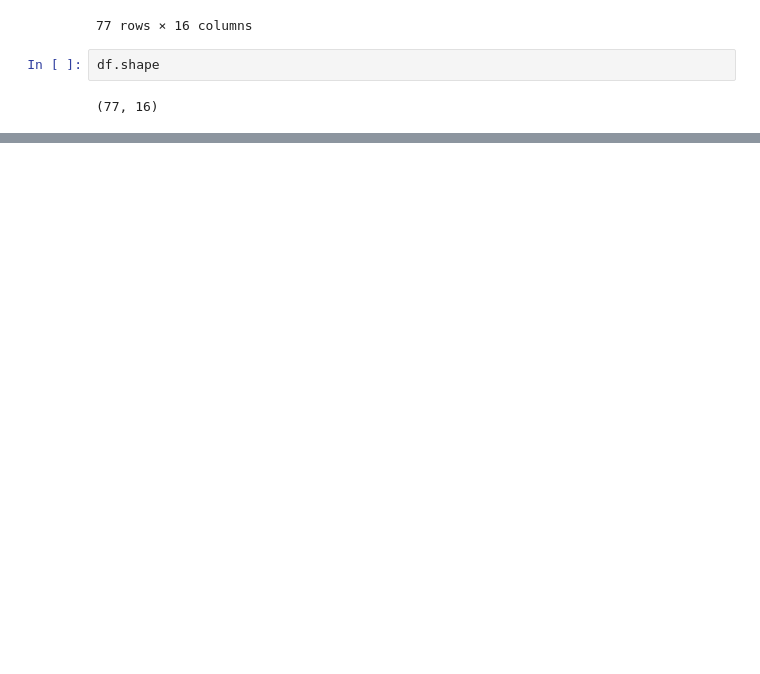
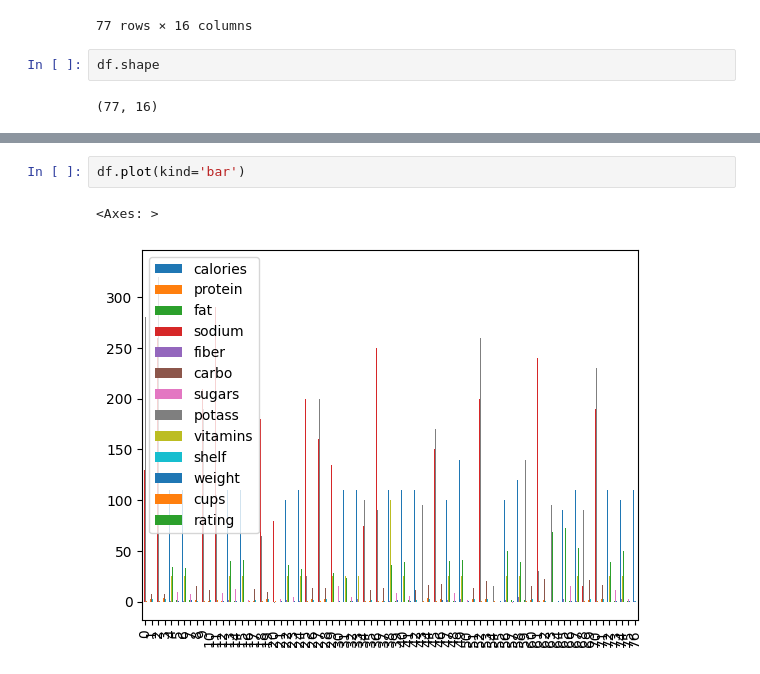
Before and after one commit to Sru-j/daily_lab_activities, a Jupyter notebook: box_plot_mine.ipynb, the cells around one changed output, grey strips where cells are left out. Saved outputs shown, nothing was run; the diff lists cells and outputs as text; blank space fills up the shorter version.

```diff
--- a/box_plot_mine.ipynb
+++ b/box_plot_mine.ipynb
@@ -34,0 +98,5 @@ df.shape
+# %%
+df.plot(kind='bar')
+# %% [output]
+<Axes: >
+[figure, added]
```
Also changed, not shown: parts of 11 cells of this notebook.
